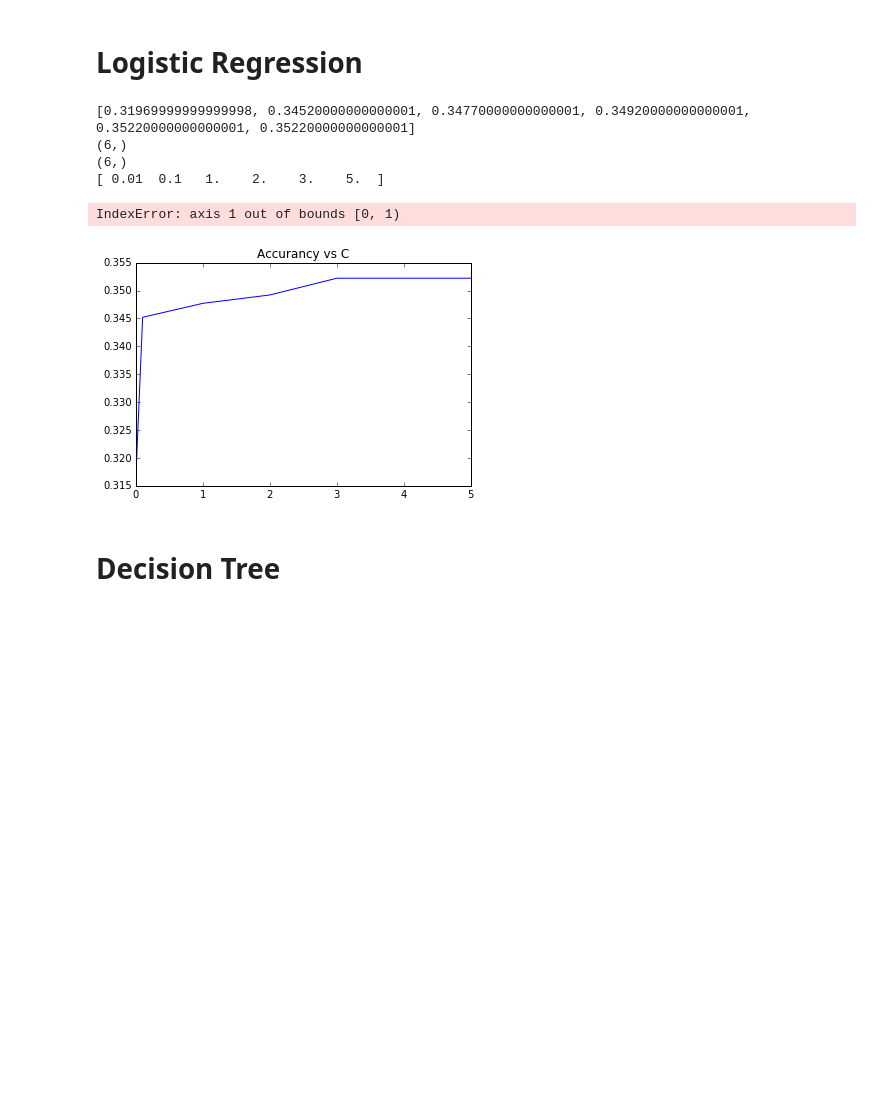
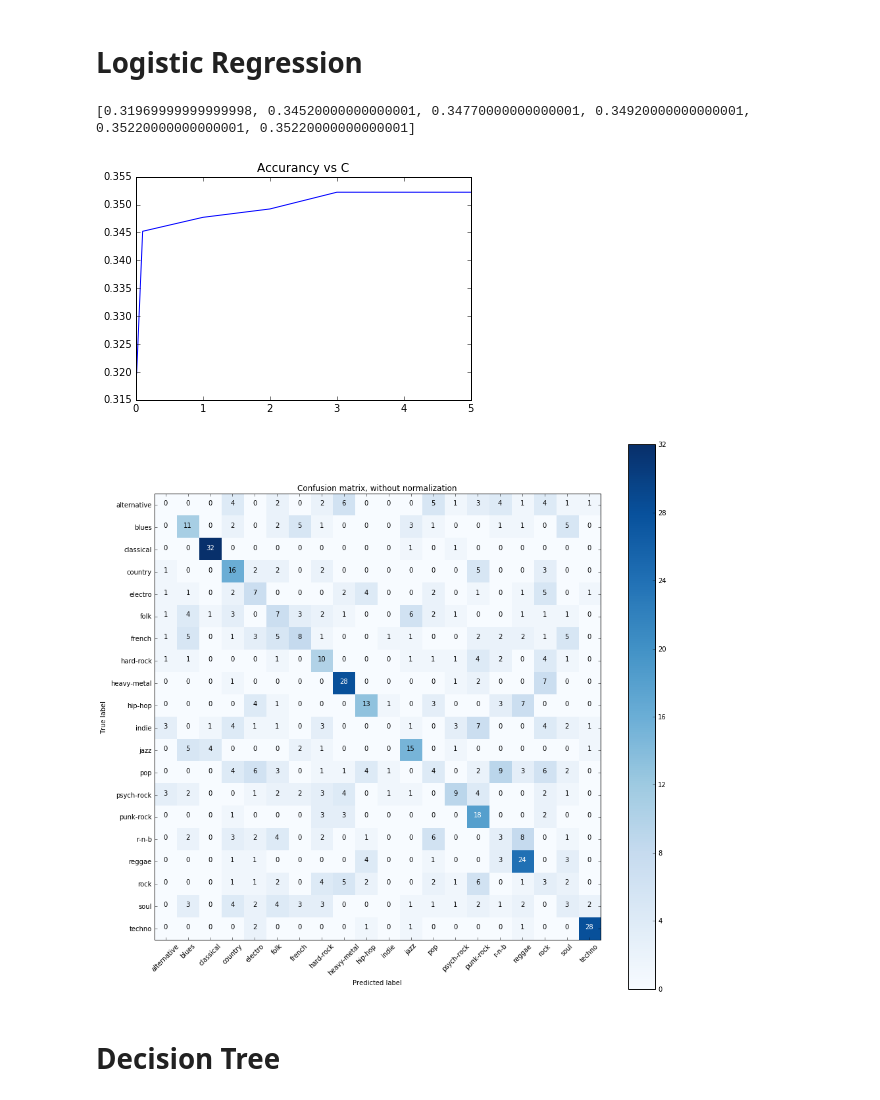
Before and after one commit to AelHenri/Genrify, a Jupyter notebook: Genrify_models.ipynb, the cells around one changed output. Cells and saved outputs as stored; diff of their text form; code cells hidden in the pictures; blank space fills up the shorter version.

```diff
--- a/Genrify_models.ipynb
+++ b/Genrify_models.ipynb
@@ -149,49 +149,33 @@ def plot_confusion_matrix(cm, classes,
 # %%
 from sklearn.linear_model import LogisticRegression
 
 lr_models =[]
 Cs = [0.01,0.1,1,2,3,5]
 for c in Cs:
     lr_models.append(LogisticRegression(C=c, multi_class='multinomial', solver='newton-cg'))
 
 acc_scores_c=[]
 for model in lr_models:
     acc_scores = cross_val_score(model, sc_attributes, target_multinomial,cv=5)
     acc_scores_c.append(np.around(np.mean(acc_scores),4))
 
 plt.plot(Cs,acc_scores_c)
 plt.title('Accurancy vs C')
 print(acc_scores_c)
-#print(np.concatenate((Cs,acc_scores_c),axis=1))
-print(np.array(acc_scores_c).shape)
-print(np.array(Cs).shape)
-print(np.transpose(Cs))
-concat = np.concatenate((Cs,acc_scores_c),axis=1)
-print(concat.shape)
 
-
-lr_model = LogisticRegression()
-lr_acc_scores = cross_val_score(lr_model, sc_attributes, target_multinomial,cv=5)
-avg_lr_acc = np.mean(lr_acc_scores)
-print("Averaged Logistic Regression Accuracy: " + str(avg_lr_acc))
-
-
-lr_fitted = lr_model.fit(x_train, y_train)
+lr_fitted = lr_models[4].fit(x_train,y_train) #model with C=3
 
 y_pred_lr = lr_fitted.predict(x_test)
 
 cnf_lr = confusion_matrix(y_test, y_pred_lr)
 
 plot_confusion_matrix(cnf_lr, classes=GENRES,
                       title='Confusion matrix, without normalization')
 #plot_confusion_matrix(cnf_lr, classes=GENRES, normalize=True, title='Normalized confusion matrix')
 # %% [output]
 [0.31969999999999998, 0.34520000000000001, 0.34770000000000001, 0.34920000000000001, 0.35220000000000001, 0.35220000000000001]
-(6,)
-(6,)
-[ 0.01  0.1   1.    2.    3.    5.  ]
-IndexError: axis 1 out of bounds [0, 1)
 [figure]
+[figure, added]
 # %% [markdown]
 # Decision Tree
 # %%
```
Also changed, not shown: parts of 2 cells of this notebook.
